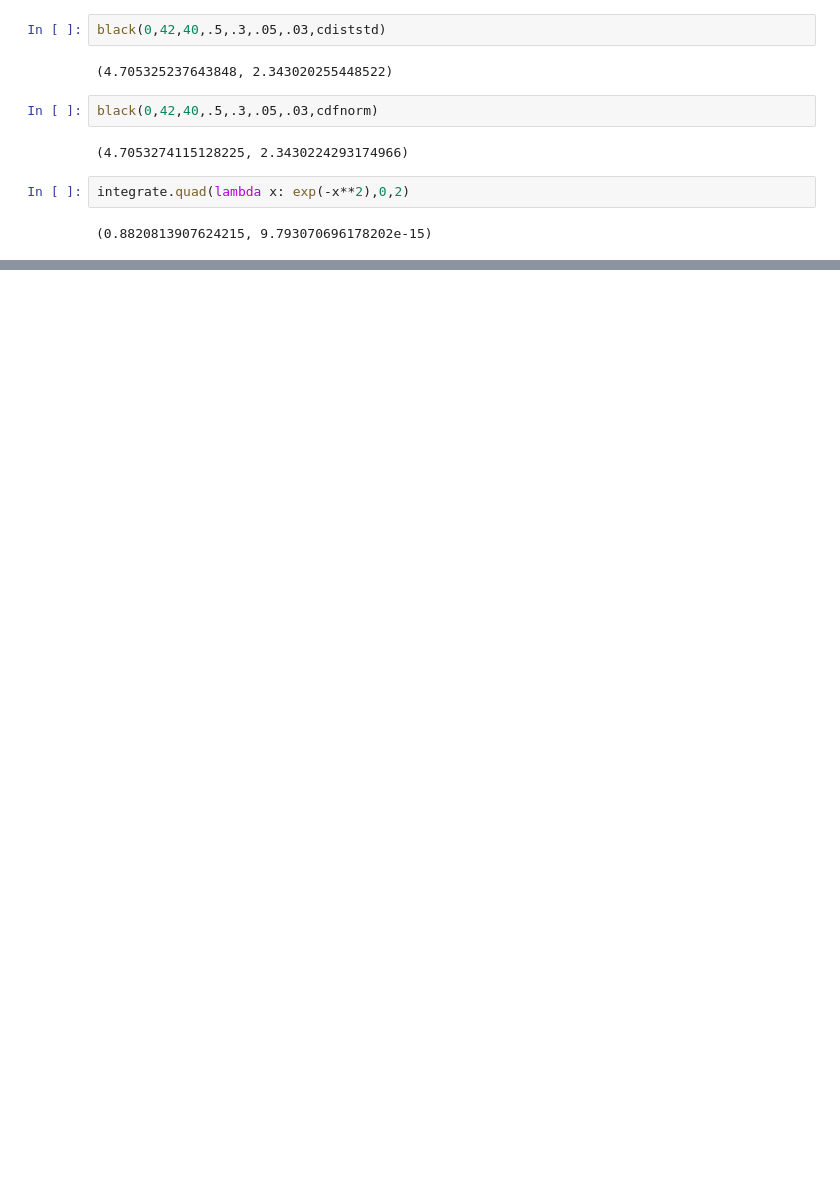
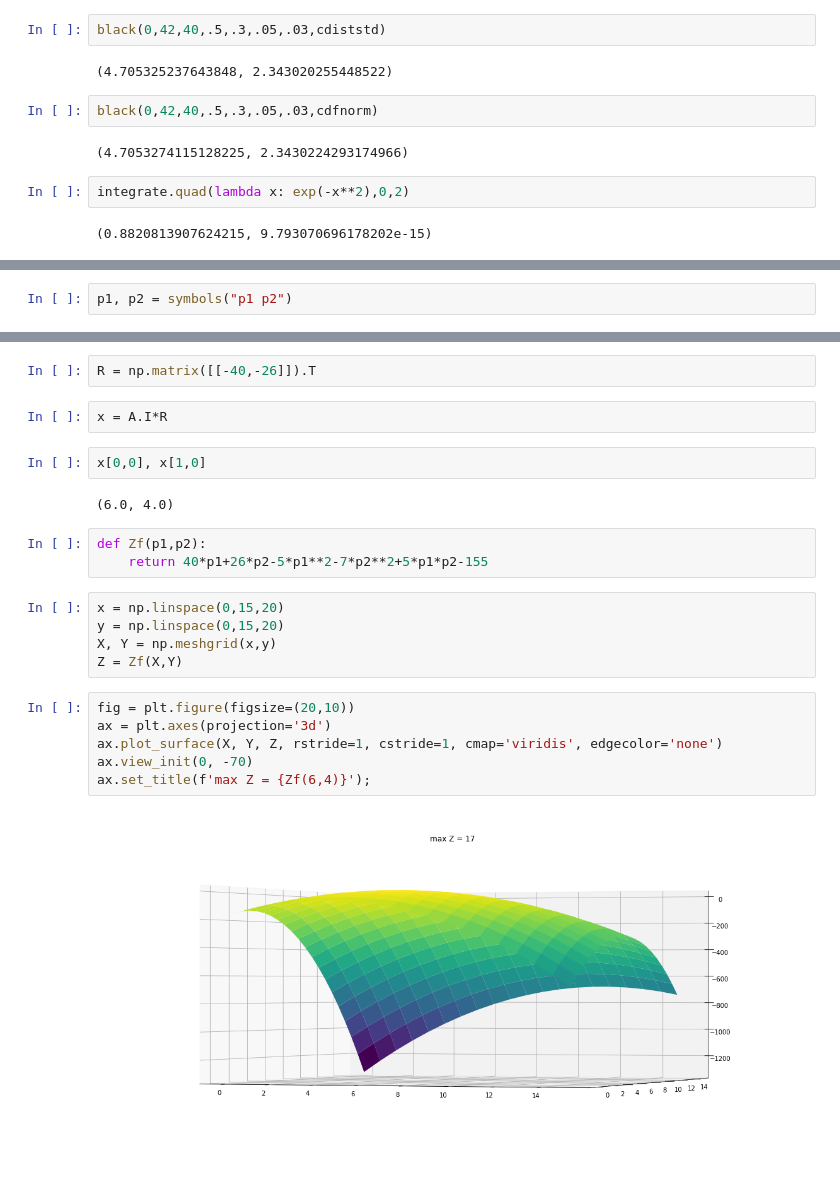
Before and after one commit to oshea00/notebooks, a Jupyter notebook: BlackScholes.py.ipynb, the cells around one changed output, grey strips where cells are left out. Drawn from its saved outputs; the diff is of its cells as text; blank space fills up the shorter version.

```diff
--- a/BlackScholes.py.ipynb
+++ b/BlackScholes.py.ipynb
@@ -95,0 +126,2 @@ integrate.quad(lambda x: exp(-x**2),0,2)
+# %%
+p1, p2 = symbols("p1 p2")
@@ -95,0 +150,24 @@ integrate.quad(lambda x: exp(-x**2),0,2)
+# %%
+R = np.matrix([[-40,-26]]).T
+# %%
+x = A.I*R
+# %%
+x[0,0], x[1,0]
+# %% [output]
+(6.0, 4.0)
+# %%
+def Zf(p1,p2):
+    return 40*p1+26*p2-5*p1**2-7*p2**2+5*p1*p2-155
+# %%
+x = np.linspace(0,15,20)
+y = np.linspace(0,15,20)
+X, Y = np.meshgrid(x,y)
+Z = Zf(X,Y)
+# %%
+fig = plt.figure(figsize=(20,10))
+ax = plt.axes(projection='3d')
+ax.plot_surface(X, Y, Z, rstride=1, cstride=1, cmap='viridis', edgecolor='none')
+ax.view_init(0, -70)
+ax.set_title(f'max Z = {Zf(6,4)}');
+# %% [output]
+[figure, added]
```
Also changed, not shown: parts of 15 cells of this notebook.
